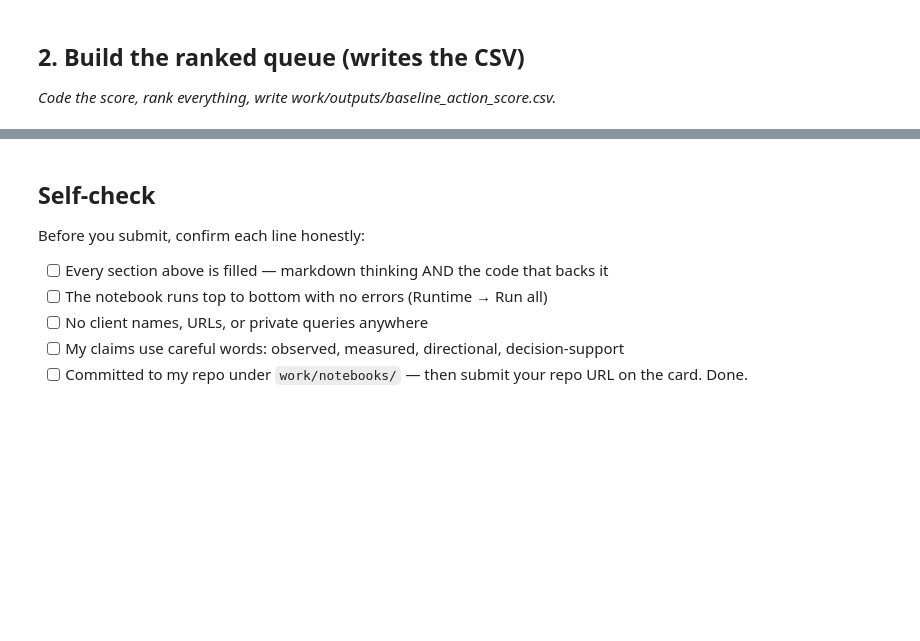
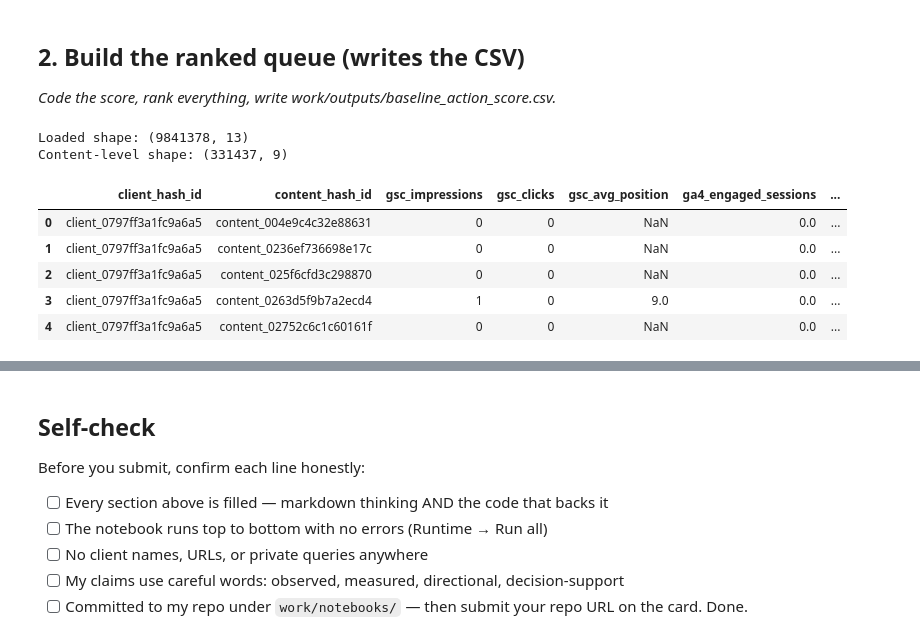
Before and after one commit to CaesarGhazi/Flyrank, a Jupyter notebook: work/notebooks/w04_baseline_score.ipynb, the cells around one changed output, grey strips where cells are left out. Saved outputs shown, nothing was run; the diff lists cells and outputs as text; code cells hidden in the pictures; blank space fills up the shorter version.

```diff
--- a/work/notebooks/w04_baseline_score.ipynb
+++ b/work/notebooks/w04_baseline_score.ipynb
@@ -19,0 +40,54 @@ This skeleton is yours to fill. Work the sections **in order** — each one has
+# %%
+# Load March 2026 fact table
+fact_cols = [
+    "report_date", "client_hash_id", "content_hash_id",
+    "gsc_data_available", "ga4_data_available",
+    "gsc_impressions", "gsc_clicks", "gsc_avg_position",
+    "ga4_pageviews", "ga4_sessions", "ga4_engaged_sessions",
+    "ga4_total_engagement_sec"
+]
+panel_daily = pd.read_parquet(
+    f"{HF_BASE}/fact_content_daily_performance/month=2026-03/data_0.parquet",
+    columns=fact_cols, storage_options={"token": HF_TOKEN}
+)
+
+# Load content dimension table
+dim_cols = ["client_hash_id", "content_hash_id", "content_type"]
+dim_content = pd.read_parquet(
+    f"{HF_BASE}/dim_content.parquet",
+    columns=dim_cols, storage_options={"token": HF_TOKEN}
+)
+
+for col in ["client_hash_id", "content_hash_id"]:
+    panel_daily[col] = panel_daily[col].astype("category")
+    dim_content[col] = dim_content[col].astype("category")
+
+dim_content_clean = dim_content.drop_duplicates(subset=["client_hash_id","content_hash_id"], keep="first")
+panel_daily = panel_daily.merge(dim_content_clean, on=["client_hash_id","content_hash_id"], how="left")
+
+print("Loaded shape:", panel_daily.shape)
+
+# Aggregate to content-level
+content_level = panel_daily.groupby(["client_hash_id","content_hash_id"], observed=True).agg(
+    gsc_impressions=("gsc_impressions","sum"),
+    gsc_clicks=("gsc_clicks","sum"),
+    gsc_avg_position=("gsc_avg_position","mean"),
+    ga4_engaged_sessions=("ga4_engaged_sessions","sum"),
+    content_type=("content_type","first"),
+).reset_index()
+
+# Ratios
+content_level["ctr"] = content_level["gsc_clicks"] / content_level["gsc_impressions"].replace(0, np.nan)
+content_level["engagement_rate"] = content_level["ga4_engaged_sessions"] / content_level["gsc_clicks"].replace(0, np.nan)
+
+print("Content-level shape:", content_level.shape)
+content_level.head()
+# %% [output]
+Loaded shape: (9841378, 13)
+Content-level shape: (331437, 9)
+|  | client_hash_id | content_hash_id | gsc_impressions | gsc_clicks | gsc_avg_position | ga4_engaged_sessions | ... |
+| 0 | client_0797ff3a1fc9a6a5 | content_004e9c4c32e88631 | 0 | 0 | NaN | 0.0 | ... |
+| 1 | client_0797ff3a1fc9a6a5 | content_0236ef736698e17c | 0 | 0 | NaN | 0.0 | ... |
+| 2 | client_0797ff3a1fc9a6a5 | content_025f6cfd3c298870 | 0 | 0 | NaN | 0.0 | ... |
+| 3 | client_0797ff3a1fc9a6a5 | content_0263d5f9b7a2ecd4 | 1 | 0 | 9.0 | 0.0 | ... |
+| 4 | client_0797ff3a1fc9a6a5 | content_02752c6c1c60161f | 0 | 0 | NaN | 0.0 | ... |
```
Also changed, not shown: parts of 14 cells of this notebook.
